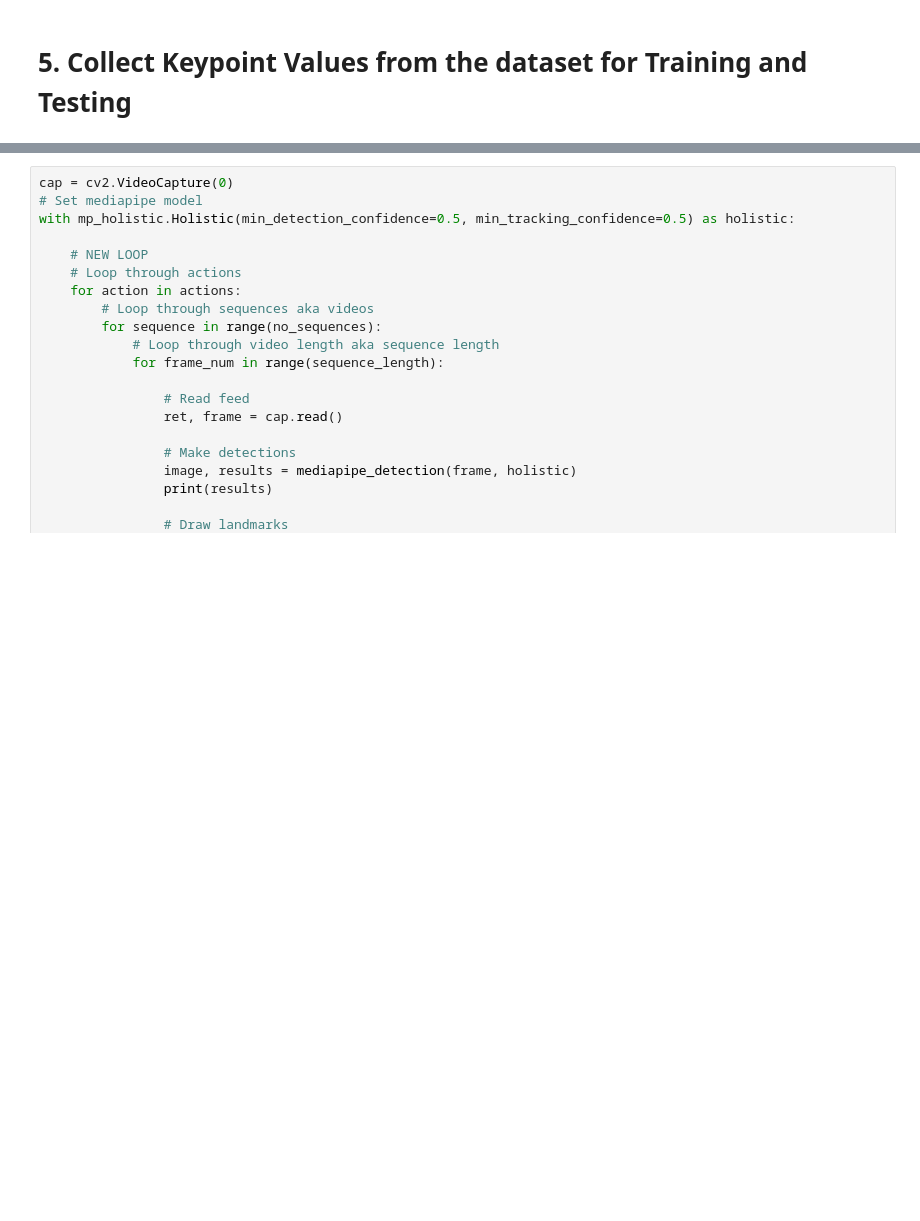
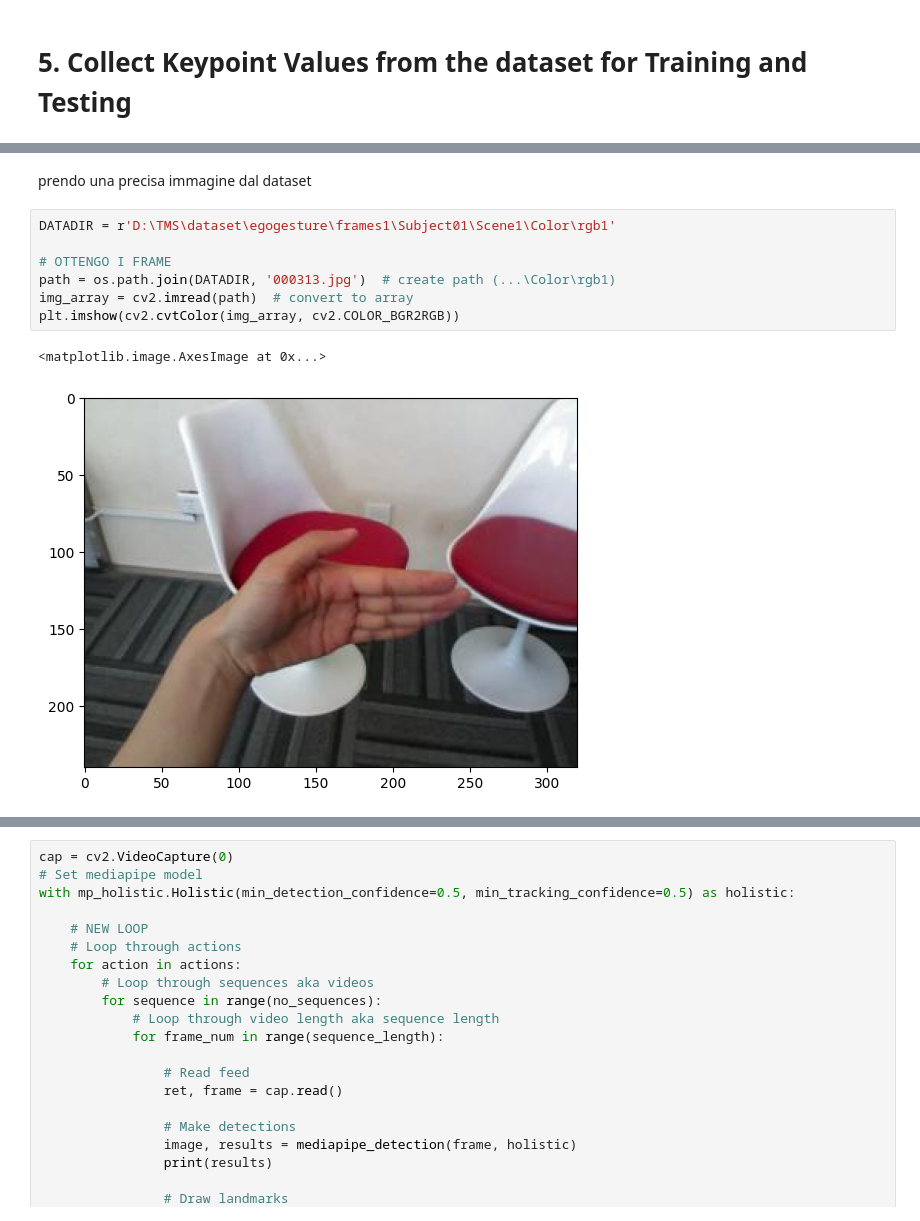
Before and after one commit to t-perniola/HGR-4-Social-Robotics, a Jupyter notebook: ActionDetectionDataset.ipynb, the cells around one changed output, grey strips where cells are left out. Saved outputs shown, nothing was run; the diff lists cells and outputs as text; blank space fills up the shorter version.

```diff
--- a/ActionDetectionDataset.ipynb
+++ b/ActionDetectionDataset.ipynb
@@ -251,0 +255,12 @@ COME?   se il frame è quello iniziale (zero), stampa a schermo del testo e mett
+# %% [markdown]
+prendo una precisa immagine dal dataset
+# %%
+DATADIR = r'D:\TMS\dataset\egogesture\frames1\Subject01\Scene1\Color\rgb1'
+
+# OTTENGO I FRAME
+path = os.path.join(DATADIR, '000313.jpg')  # create path (...\Color\rgb1)
+img_array = cv2.imread(path)  # convert to array
+plt.imshow(cv2.cvtColor(img_array, cv2.COLOR_BGR2RGB))
+# %% [output]
+<matplotlib.image.AxesImage at 0x...>
+[figure, added]
```
Also changed, not shown: parts of 13 cells of this notebook, 3 other files.
